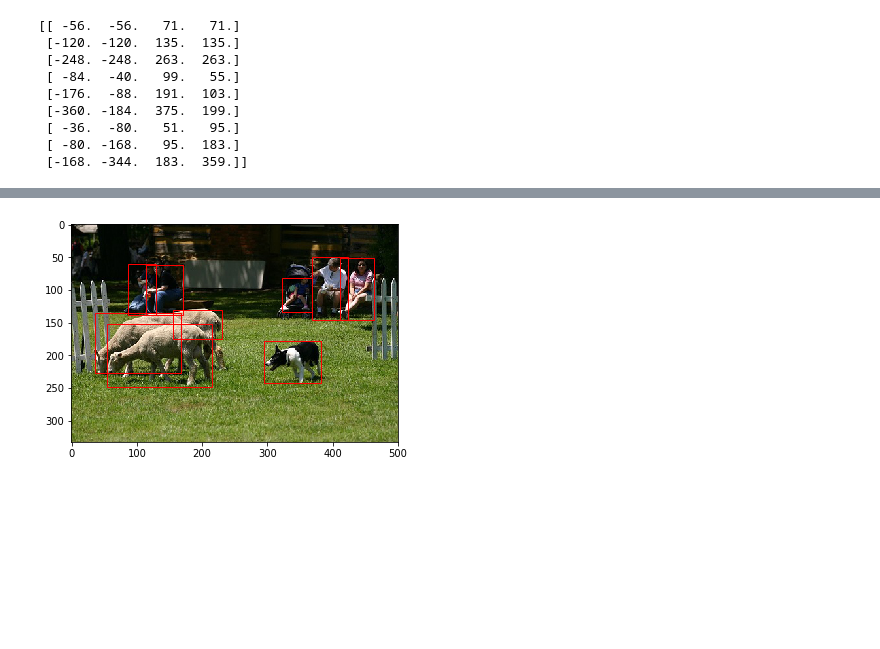
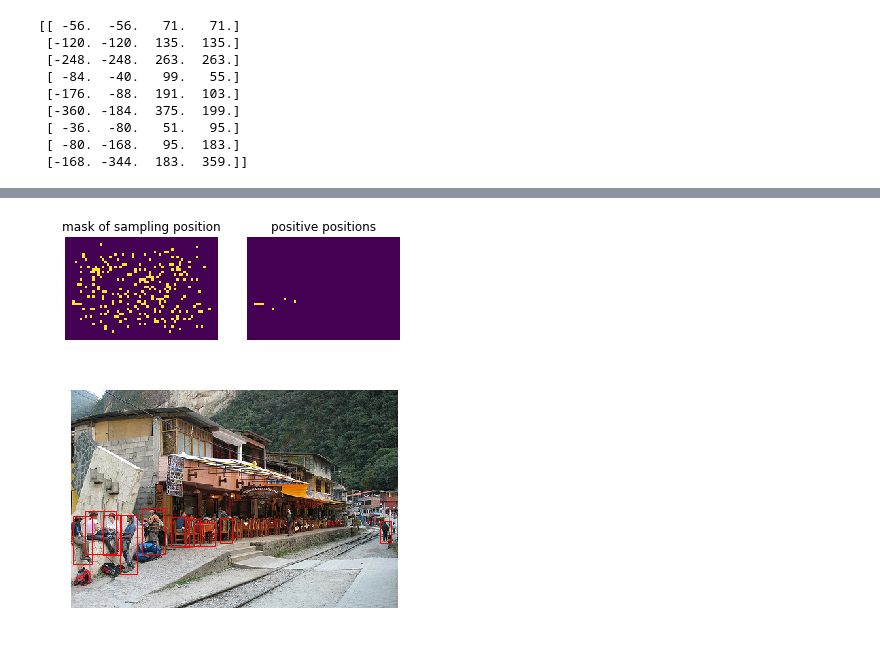
Before and after one commit to conan7882/object-detection-python, a Jupyter notebook: demo/find_target_anchor.ipynb, the cells around one changed output, grey strips where cells are left out. Cells and saved outputs as stored; diff of their text form; code cells hidden in the pictures; blank space fills up the shorter version.

```diff
--- a/demo/find_target_anchor.ipynb
+++ b/demo/find_target_anchor.ipynb
@@ -28 +57,14 @@ stride = 8
+# %%
+f, axarr = plt.subplots(1, 2)
+axarr[0].imshow(mask)
+axarr[0].set_title('mask of sampling position')
+axarr[0].axis('off')
+
+axarr[1].imshow(label_map)
+axarr[1].set_title('positive positions')
+axarr[1].axis('off')
+
+plt.show()
+# %% [output]
+[figure, added]
 # %%
@@ -34,7 +77,10 @@ im_h, im_w = im.shape[0], im.shape[1]
 f_w, f_h = np.round(im_w / stride), np.round(im_h / stride)
-# %%
-db = DetectionDB()
-gt_bbox = db._parse_bbox_xml(xml_path)
-draw_bounding_box(im, gt_bbox)
-# %% [output]
-[figure, removed]
+# %%
+im_path = '/Users/gq/workspace/Dataset/VOCdevkit/VOC2007/JPEGImages/'
+xml_path = '/Users/gq/workspace/Dataset/VOCdevkit/VOC2007/Annotations/'
+db = DetectionDB('jpg', im_path, xml_path, num_channel=3)
+xml_path = '/Users/gq/workspace/Dataset/VOCdevkit/VOC2007/Annotations/000591.xml'
+gt_bbox = db._parse_bbox_xml(xml_path)
+draw_bounding_box(im, gt_bbox)
+# %% [output]
+[figure, added]
```
Also changed, not shown: parts of 9 cells of this notebook, 8 other files.
